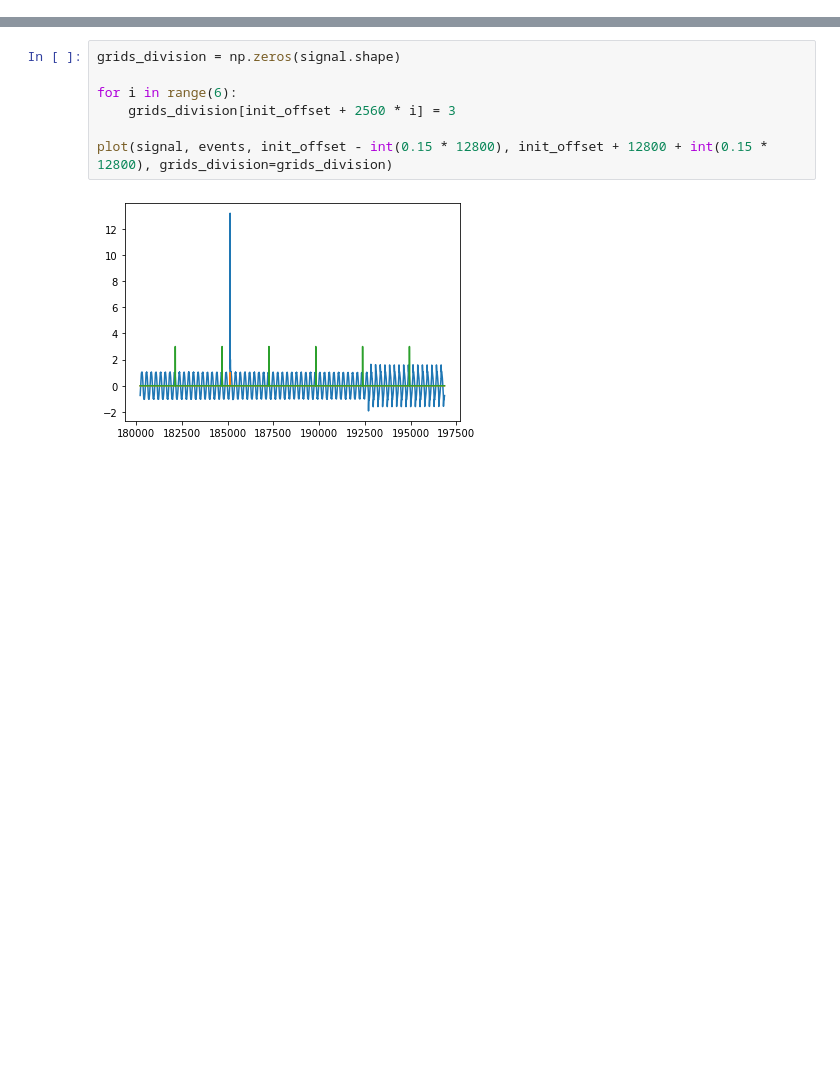
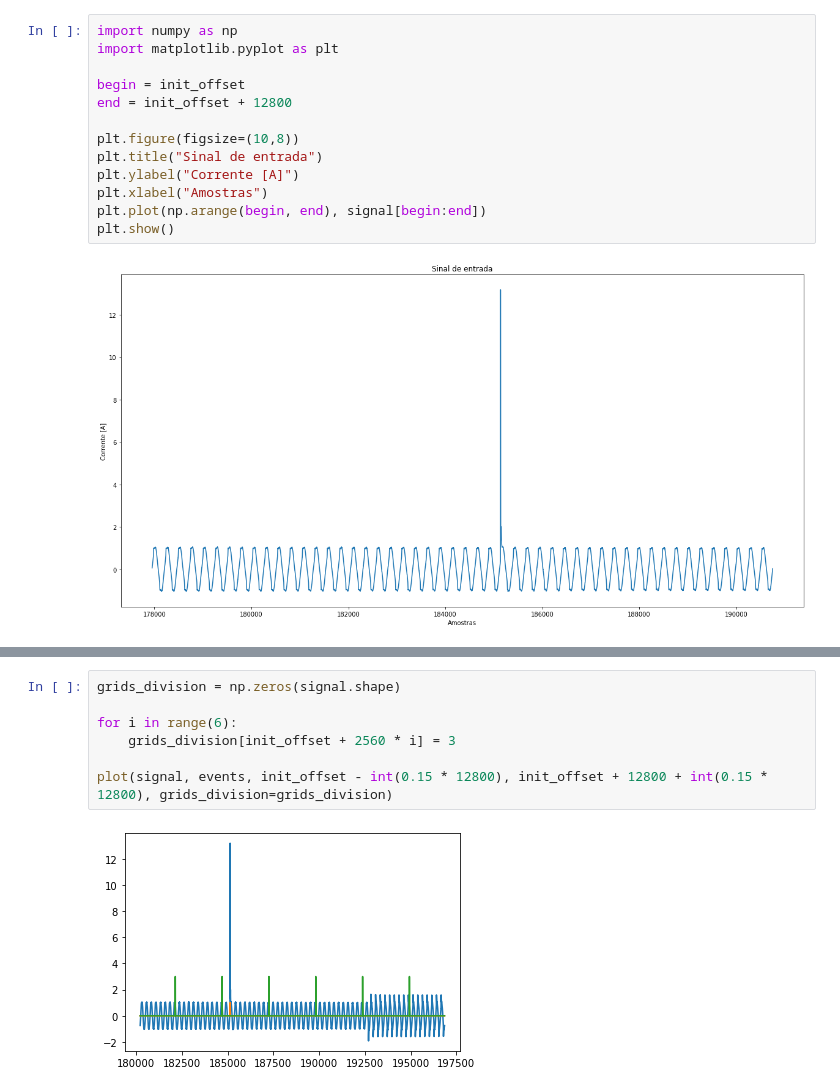
Before and after one commit to LucasNolasco/DeepDFML-NILM, a Jupyter notebook: plots_notebook.ipynb, the cells around one changed output, grey strips where cells are left out. Drawn from its saved outputs; the diff is of its cells as text; blank space fills up the shorter version.

```diff
--- a/plots_notebook.ipynb
+++ b/plots_notebook.ipynb
@@ -35 +47,16 @@ plot(signal, events, init_offset, init_offset + 12800)
+# %%
+import numpy as np
+import matplotlib.pyplot as plt
+
+begin = init_offset
+end = init_offset + 12800
+
+plt.figure(figsize=(10,8))
+plt.title("Sinal de entrada")
+plt.ylabel("Corrente [A]")
+plt.xlabel("Amostras")
+plt.plot(np.arange(begin, end), signal[begin:end])
+plt.show()
+# %% [output]
+[figure, added]
 # %%
```
Also changed, not shown: parts of 6 cells of this notebook, 11 other files.
